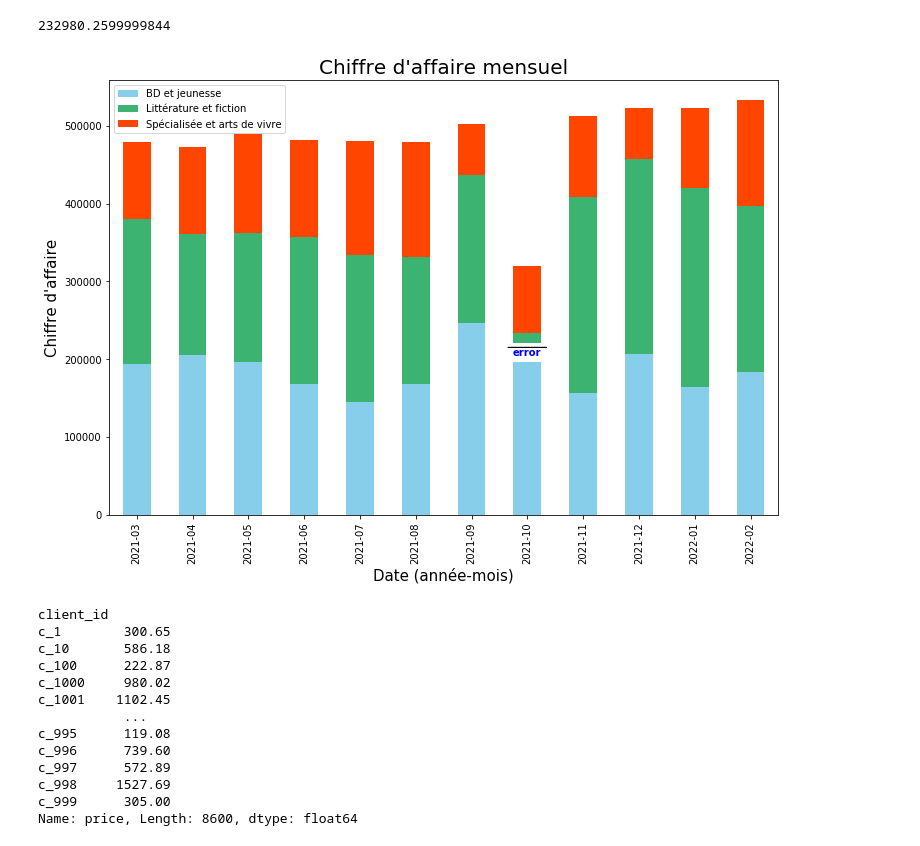
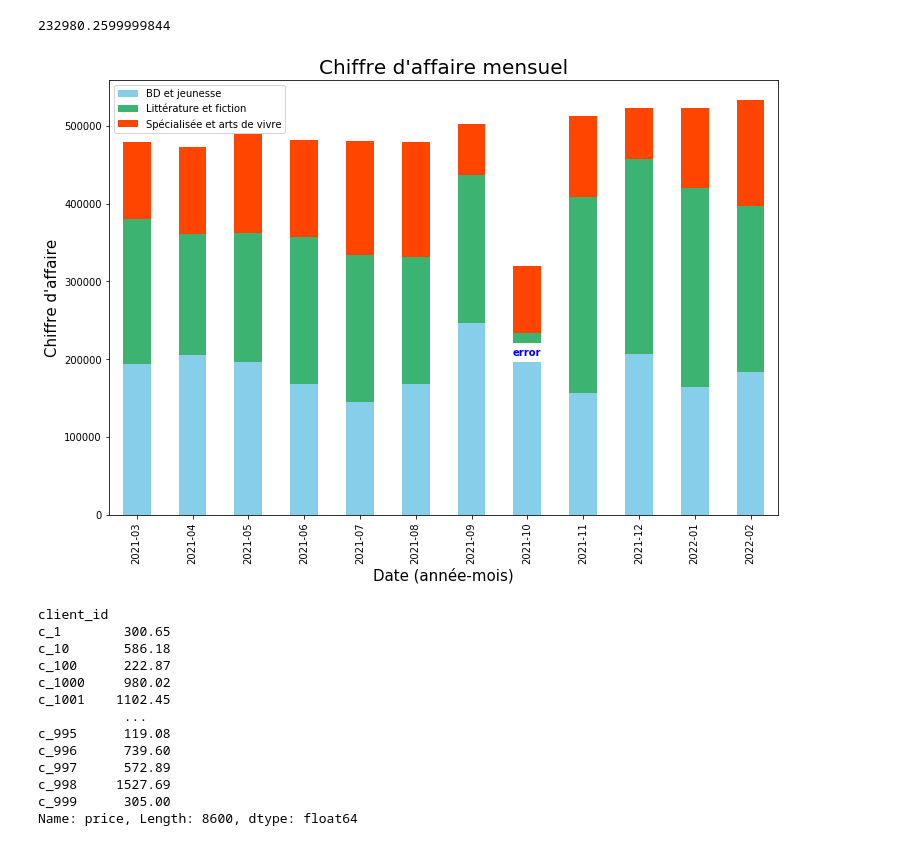
Before and after one commit to Sh4mSh4m/OCR_DA_proj4, a Jupyter notebook: Projet 4 - Analysez les ventes de votre entreprise.ipynb, the cells around one changed output. Drawn from its saved outputs; the diff is of its cells as text; code cells hidden in the pictures.

```diff
--- a/Projet 4 - Analysez les ventes de votre entreprise.ipynb
+++ b/Projet 4 - Analysez les ventes de votre entreprise.ipynb
@@ -1008,37 +1008,35 @@ fig3_1, ax = plt.subplots(figsize=(12,8))
 categ=["BD et jeunesse", "Littérature et fiction", "Spécialisée et arts de vivre"]
 sales_acat_monthly.plot(
     label=["BD et jeunesse", "Littérature et fiction", "Spécialisée et arts de vivre"],
     color=["skyblue", "mediumseagreen", "orangered"],
     kind='bar',
     stacked=True,
     ax=ax
 )
-
-warning = sales_acat_monthly[1][7]
 
 def circle(x, y, radius=0.35):
     from matplotlib.patches import Circle
     from matplotlib.patheffects import withStroke
     circle = Circle((x, y), radius, clip_on=False, zorder=10, linewidth=1,
                     edgecolor='black', facecolor=(0, 0, 0, .0125),
                     path_effects=[withStroke(linewidth=5, foreground='w')])
     ax.add_artist(circle)
 
 
 def text(x, y, text):
     ax.text(x, y, text, backgroundcolor="white",
             ha='center', va='top', weight='bold', color='blue')
 
-circle(7, 215000)
+#circle(7, 215000)
 text(7, 215000, "error")
 ax.set_title("Chiffre d'affaire mensuel", fontsize=20)
 ax.set_ylabel("Chiffre d'affaire", fontsize=15)
 ax.set_xlabel("Date (année-mois)", fontsize=15)
 ax.get_legend()
 ax.legend(categ)
 fig3_1.savefig("figure_3_1_Repartition produits par categorie.png")
 # %% [output]
-[figure, old version]
+[figure, new version]
 # %%
 sales_aclient_yearly = book.groupby('client_id')['price'].sum()
 sales_aclient_yearly
```
Also changed, not shown: parts of 13 cells of this notebook.
